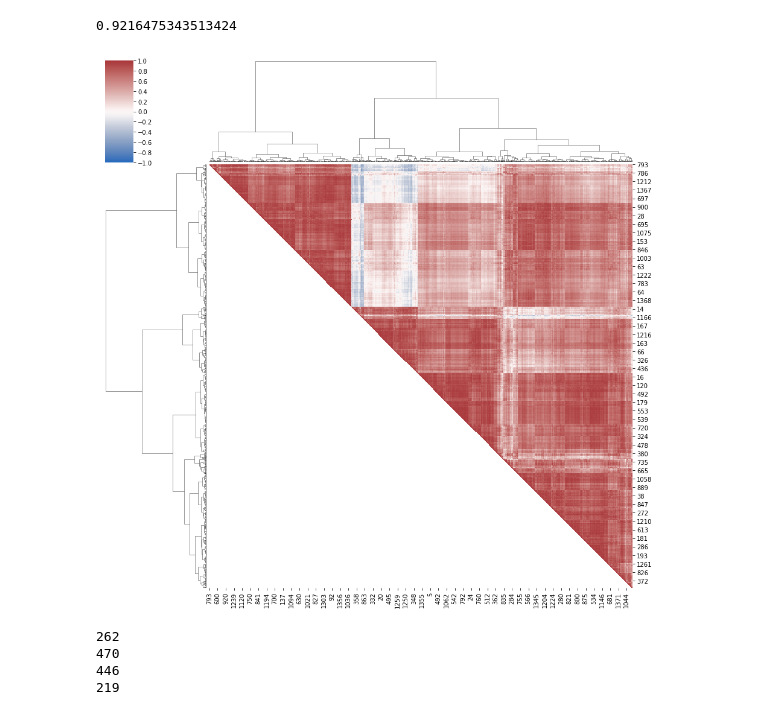
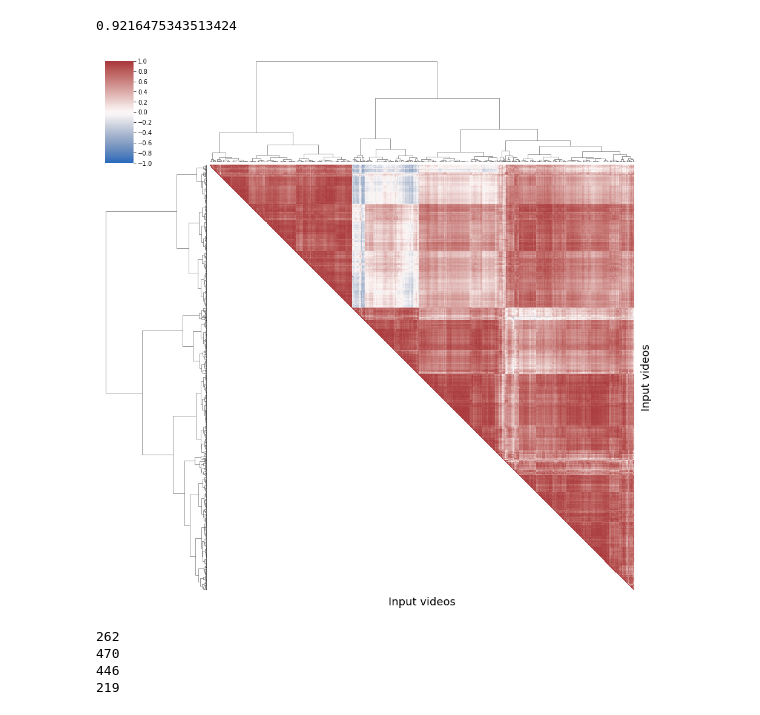
Before and after one commit to llesoil/input_sensitivity, a Jupyter notebook: src/main/encoded_size.ipynb, the cells around one changed output. Cells and saved outputs as stored; diff of their text form; code cells hidden in the pictures.

```diff
--- a/src/main/encoded_size.ipynb
+++ b/src/main/encoded_size.ipynb
@@ -154,34 +162,39 @@ np.percentile(argm, 5)
 # %%
 result_dir = "../../results/"
 
 def plot_correlationmatrix_dendogram(corr, img_name, ticks, method= 'ward', div=False):
 
     df = pd.DataFrame(corr)
 
     # group the videos
     links = linkage(df, method=method,)
     order = leaves_list(links)
 
     # Generate a mask for the upper triangle
     mask = np.zeros_like(corr, dtype=np.bool)
 
     for i in range(nbVideos):
         for j in range(nbVideos):
             if i>j:
                 mask[order[i]][order[j]] = True
 
-    sns.clustermap(df, cmap="vlag", mask=mask, method=method,
+    g = sns.clustermap(df, cmap="vlag", mask=mask, method=method,
                    linewidths=0, figsize=(13, 13), cbar_kws={"ticks":ticks}, vmin =-1)
+    g.ax_heatmap.set_yticklabels([])
+    g.ax_heatmap.set_xticklabels([])
+    g.ax_heatmap.tick_params(right=False, bottom=False)
+    g.ax_heatmap.set_xlabel("Input videos", fontsize = 18)
+    g.ax_heatmap.set_ylabel("Input videos", fontsize = 18)
     plt.savefig(result_dir+img_name)
     plt.show()
 
     return cut_tree(links, n_clusters = 4)
 
 group_no_ordered = plot_correlationmatrix_dendogram(corrSpearman,
                                  "corrmatrix-ugc-dendo-Spearman-" + predDimension + ".pdf",
                                  [k/5 for k in np.arange(-10,10,1)], method='ward')
 # %% [output]
-[figure, old version]
+[figure, new version]
 # %%
 map_group = [0, 1, 2, 3]
 
```
Also changed, not shown: parts of 108 cells of this notebook.
